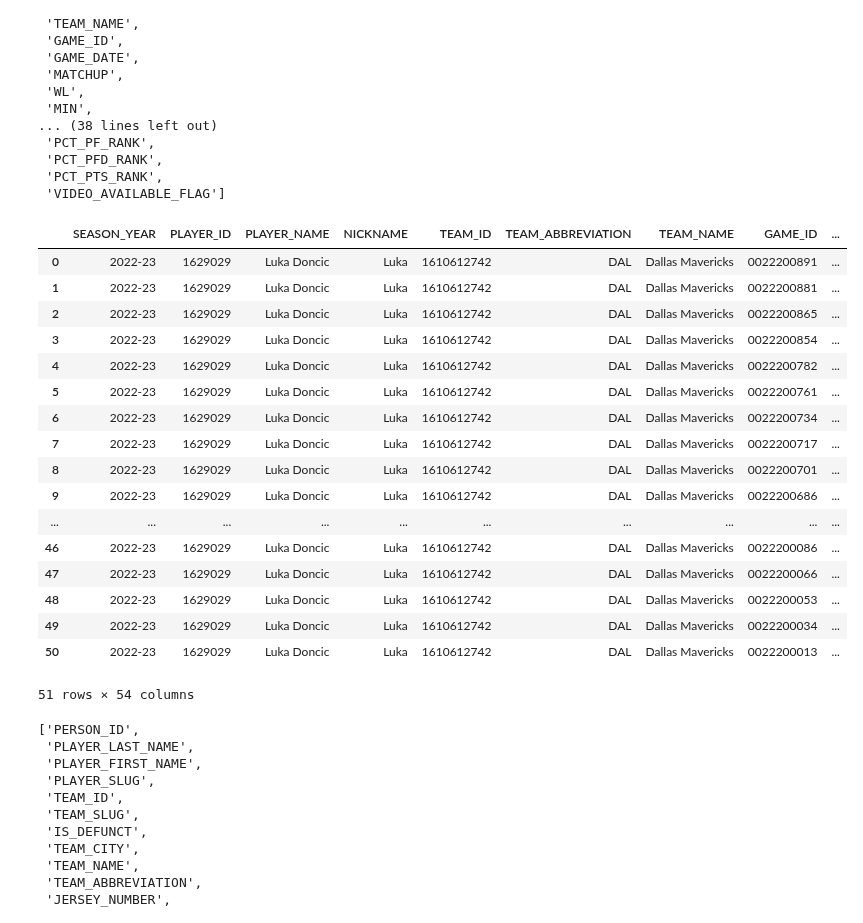
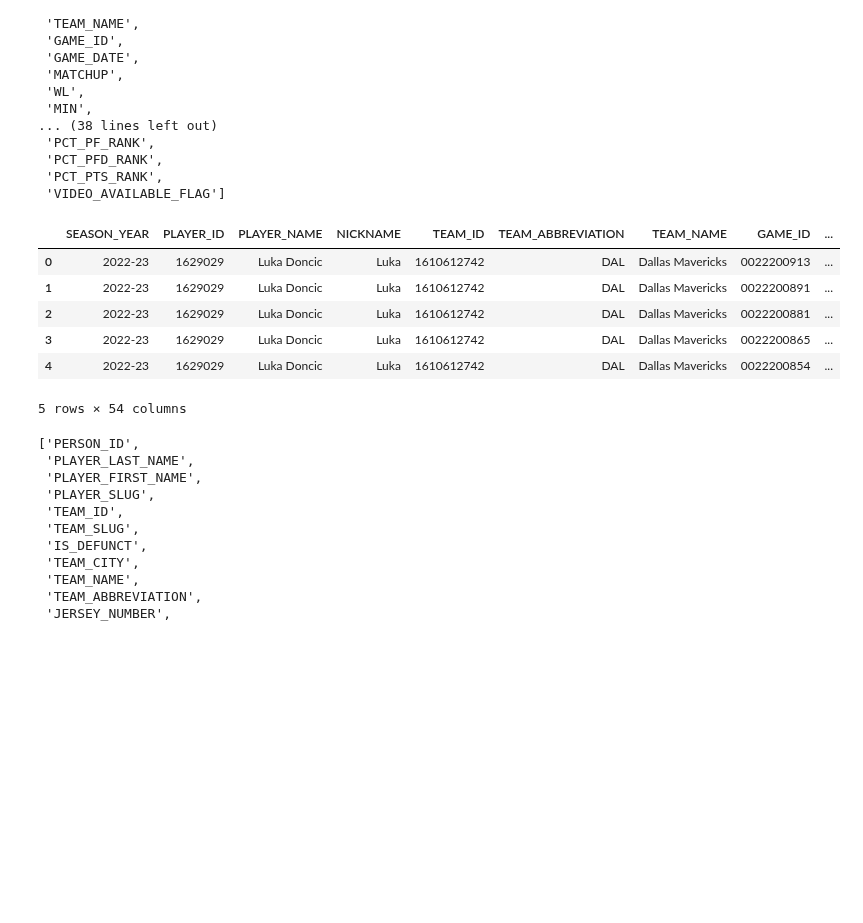
Before and after one commit to NadeemPatel2019/MSDS-456-final-project, a Jupyter notebook: nba_com_player_box_stats_scraping.ipynb, the cells around one changed output. Saved outputs shown, nothing was run; the diff lists cells and outputs as text; code cells hidden in the pictures; blank space fills up the shorter version.

Commit message:
Sample player stats - Luka 2022-23, updated scraping code

```diff
--- a/nba_com_player_box_stats_scraping.ipynb
+++ b/nba_com_player_box_stats_scraping.ipynb
@@ -76,3 +129,7 @@ player_ids_2022_23
+# %%
+# player_id = 2544 # leBron James
+# player_id = 202695 # kawhi leoard - lots of time off
+player_id = 1629029 # Luka Doncic
 # %%
 # make a list of NBA seasons to loop through later
 season_list = [
@@ -264,6 +356,6 @@ plyr_scor_df.head()
 # %%
 # example 2022-23 (Season=2022-23) player game logs/box stats (https://stats.nba.com/stats/playergamelogs/playergamelogs): Luka Doncic (PlayerID=1629029) - Basic (MeasureType=Usage)
-plyr_usage_url = 'https://stats.nba.com/stats/playergamelogs?DateFrom=&DateTo=&GameSegment=&LastNGames=0&LeagueID=00&Location=&MeasureType=Usage&Month=0&OppTeamID=0&OpponentTeamID=0&Outcome=&PORound=0&PaceAdjust=N&PerMode=Totals&Period=0&PlayerID=1629029&PlusMinus=N&Rank=N&Season=2022-23&SeasonSegment=&SeasonType=Regular%20Season&ShotClockRange=&TeamID=&VsConference=&VsDivision='
+plyr_usage_url = 'https://stats.nba.com/stats/playergamelogs?DateFrom=&DateTo=&GameSegment=&LastNGames=0&LeagueID=00&Location=&MeasureType=Usage&Month=0&OppTeamID=0&OpponentTeamID=0&Outcome=&PORound=0&PaceAdjust=N&PerMode=Totals&Period=0&PlayerID='+str(player_id)+'&PlusMinus=N&Rank=N&Season=2022-23&SeasonSegment=&SeasonType=Regular%20Season&ShotClockRange=&TeamID=&VsConference=&VsDivision='
 plyr_usage_response = requests.get(url=plyr_usage_url, headers=headers).json()
 plyr_usage_headers = plyr_usage_response['resultSets'][0]['headers']
 plyr_usage_data = plyr_usage_response['resultSets'][0]['rowSet']
@@ -289,25 +381,14 @@ plyr_usage_headers
  'PCT_PTS_RANK',
  'VIDEO_AVAILABLE_FLAG']
 # %%
-plyr_usage_df
+plyr_usage_df.head()
 # %% [output]
 |  | SEASON_YEAR | PLAYER_ID | PLAYER_NAME | NICKNAME | TEAM_ID | TEAM_ABBREVIATION | TEAM_NAME | GAME_ID | ... |
-| 0 | 2022-23 | 1629029 | Luka Doncic | Luka | 1610612742 | DAL | Dallas Mavericks | 0022200891 | ... |
-| 1 | 2022-23 | 1629029 | Luka Doncic | Luka | 1610612742 | DAL | Dallas Mavericks | 0022200881 | ... |
-| 2 | 2022-23 | 1629029 | Luka Doncic | Luka | 1610612742 | DAL | Dallas Mavericks | 0022200865 | ... |
-| 3 | 2022-23 | 1629029 | Luka Doncic | Luka | 1610612742 | DAL | Dallas Mavericks | 0022200854 | ... |
-| 4 | 2022-23 | 1629029 | Luka Doncic | Luka | 1610612742 | DAL | Dallas Mavericks | 0022200782 | ... |
-| 5 | 2022-23 | 1629029 | Luka Doncic | Luka | 1610612742 | DAL | Dallas Mavericks | 0022200761 | ... |
-| 6 | 2022-23 | 1629029 | Luka Doncic | Luka | 1610612742 | DAL | Dallas Mavericks | 0022200734 | ... |
-| 7 | 2022-23 | 1629029 | Luka Doncic | Luka | 1610612742 | DAL | Dallas Mavericks | 0022200717 | ... |
-| 8 | 2022-23 | 1629029 | Luka Doncic | Luka | 1610612742 | DAL | Dallas Mavericks | 0022200701 | ... |
-| 9 | 2022-23 | 1629029 | Luka Doncic | Luka | 1610612742 | DAL | Dallas Mavericks | 0022200686 | ... |
-| ... | ... | ... | ... | ... | ... | ... | ... | ... | ... |
-| 46 | 2022-23 | 1629029 | Luka Doncic | Luka | 1610612742 | DAL | Dallas Mavericks | 0022200086 | ... |
-| 47 | 2022-23 | 1629029 | Luka Doncic | Luka | 1610612742 | DAL | Dallas Mavericks | 0022200066 | ... |
-| 48 | 2022-23 | 1629029 | Luka Doncic | Luka | 1610612742 | DAL | Dallas Mavericks | 0022200053 | ... |
-| 49 | 2022-23 | 1629029 | Luka Doncic | Luka | 1610612742 | DAL | Dallas Mavericks | 0022200034 | ... |
-| 50 | 2022-23 | 1629029 | Luka Doncic | Luka | 1610612742 | DAL | Dallas Mavericks | 0022200013 | ... |
+| 0 | 2022-23 | 1629029 | Luka Doncic | Luka | 1610612742 | DAL | Dallas Mavericks | 0022200913 | ... |
+| 1 | 2022-23 | 1629029 | Luka Doncic | Luka | 1610612742 | DAL | Dallas Mavericks | 0022200891 | ... |
+| 2 | 2022-23 | 1629029 | Luka Doncic | Luka | 1610612742 | DAL | Dallas Mavericks | 0022200881 | ... |
+| 3 | 2022-23 | 1629029 | Luka Doncic | Luka | 1610612742 | DAL | Dallas Mavericks | 0022200865 | ... |
+| 4 | 2022-23 | 1629029 | Luka Doncic | Luka | 1610612742 | DAL | Dallas Mavericks | 0022200854 | ... |
-51 rows × 54 columns
+5 rows × 54 columns
 # %%
 # example NBA.com player index (https://stats.nba.com/stats/playergamelogs/playerindex):
```
Also changed, not shown: parts of 40 cells of this notebook, 2 other files.
